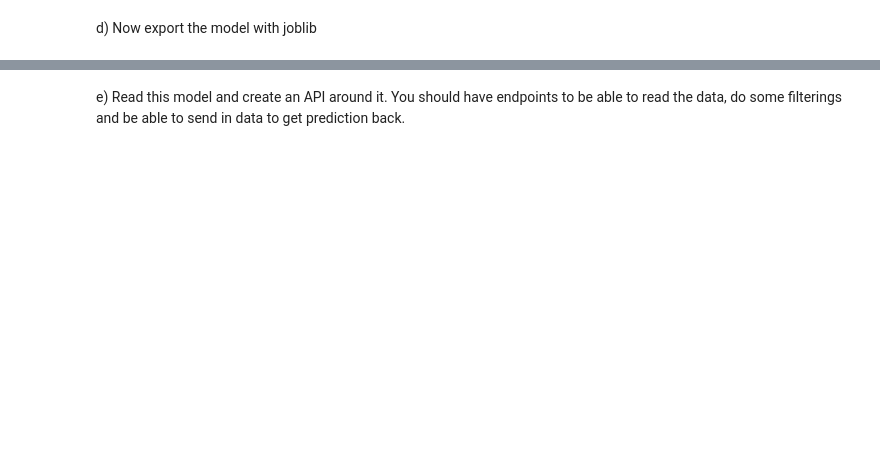
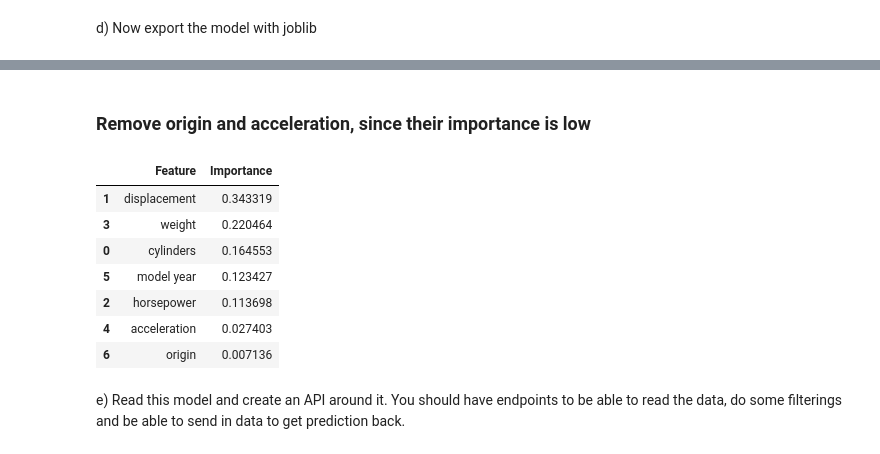
Before and after one commit to ponagr/ai_engineering_pontus_agren_grundstrom, a Jupyter notebook: exercises/4_fastapi/2_serve_ml_models/2_serve_ml_models.ipynb, the cells around one changed output, grey strips where cells are left out. Drawn from its saved outputs; the diff is of its cells as text; code cells hidden in the pictures; blank space fills up the shorter version.

```diff
--- a/exercises/4_fastapi/2_serve_ml_models/2_serve_ml_models.ipynb
+++ b/exercises/4_fastapi/2_serve_ml_models/2_serve_ml_models.ipynb
@@ -214,2 +235,8 @@ rmse=2.35104854334498
 # %% [markdown]
 d) Now export the model with joblib
+# %%
+import joblib
+
+final_model.fit(X,y)
+
+joblib.dump(final_model, "model/mpg_regressor.joblib", compress=("xz", 3), protocol=5)
@@ -215,0 +245,5 @@ d) Now export the model with joblib
+# %%
+model = joblib.load("model/mpg_regressor.joblib")
+
+sample_test_data = pd.DataFrame(X_test.iloc[0]).T
+sample_test_data
@@ -216,3 +292,19 @@ d) Now export the model with joblib
+# %% [markdown]
+### Remove origin and acceleration, since their importance is low
+# %%
+feature_importance = pd.DataFrame([X.columns, model.feature_importances_])
+feature_importance = feature_importance.T
+feature_importance.columns = ["Feature", "Importance"]
+feature_importance.sort_values(by= "Importance", ascending=False)
+# %% [output]
+|  | Feature | Importance |
+| 1 | displacement | 0.343319 |
+| 3 | weight | 0.220464 |
+| 0 | cylinders | 0.164553 |
+| 5 | model year | 0.123427 |
+| 2 | horsepower | 0.113698 |
+| 4 | acceleration | 0.027403 |
+| 6 | origin | 0.007136 |
 # %% [markdown]
 
 e) Read this model and create an API around it. You should have endpoints to be able to read the data, do some filterings and be able to send in data to get prediction back.
```
Also changed, not shown: parts of 10 cells of this notebook, 4 other files.
